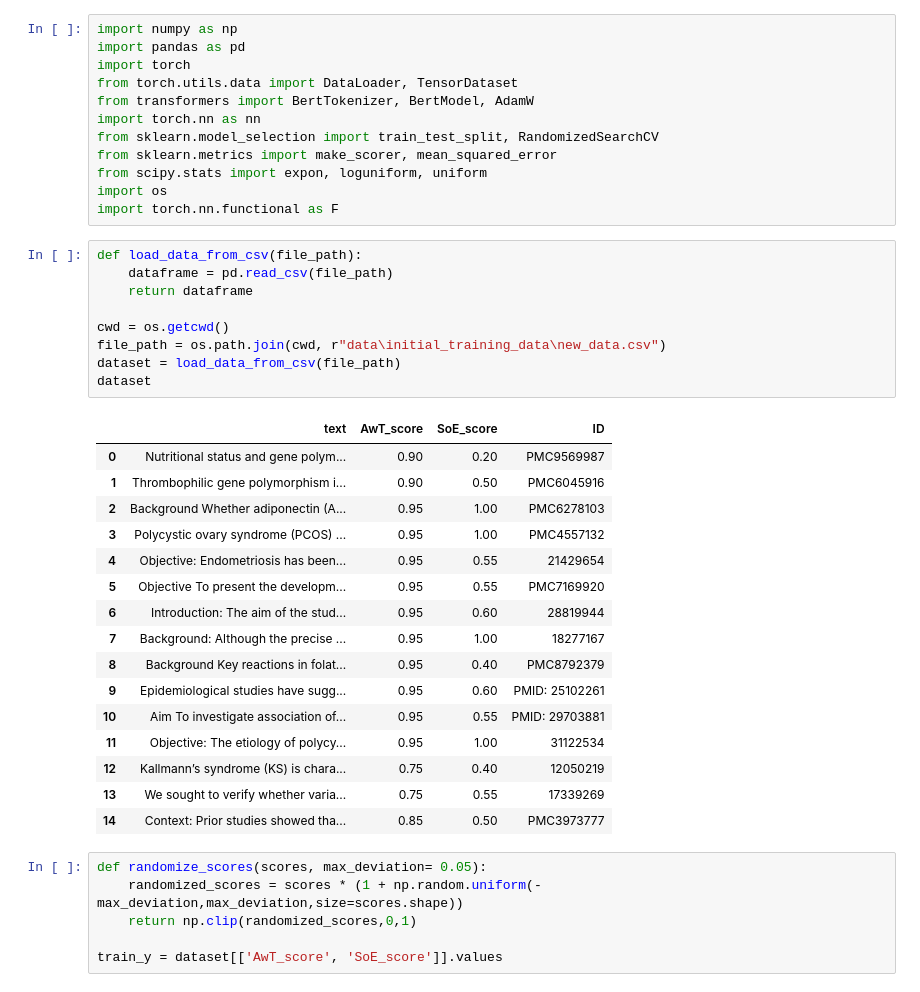
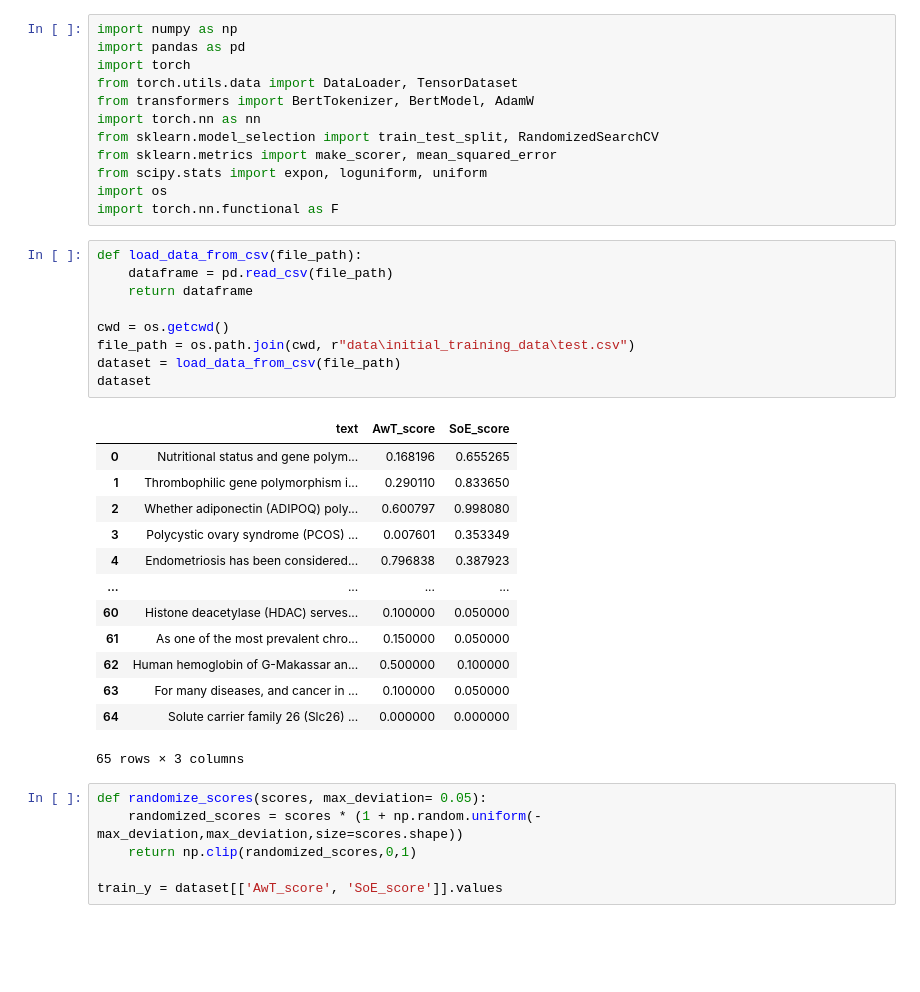
Before and after one commit to HubSalamaga/researcher, a Jupyter notebook: Model/Model_training.ipynb, the cells around one changed output. Drawn from its saved outputs; the diff is of its cells as text; blank space fills up the shorter version.

Commit message:
tweaked model training parameters
Fixed formatting error in test dataset also tweaked model training parameters to allow it to run on available hardware

```diff
--- a/Model/Model_training.ipynb
+++ b/Model/Model_training.ipynb
@@ -13,29 +13,26 @@ import torch.nn.functional as F
 # %%
 def load_data_from_csv(file_path):
     dataframe = pd.read_csv(file_path)
     return dataframe
 
 cwd = os.getcwd()
-file_path = os.path.join(cwd, r"data\initial_training_data\new_data.csv")
+file_path = os.path.join(cwd, r"data\initial_training_data\test.csv")
 dataset = load_data_from_csv(file_path)
 dataset
 # %% [output]
-|  | text | AwT_score | SoE_score | ID |
-| 0 | Nutritional status and gene polym... | 0.90 | 0.20 | PMC9569987 |
-| 1 | Thrombophilic gene polymorphism i... | 0.90 | 0.50 | PMC6045916 |
-| 2 | Background Whether adiponectin (A... | 0.95 | 1.00 | PMC6278103 |
-| 3 | Polycystic ovary syndrome (PCOS) ... | 0.95 | 1.00 | PMC4557132 |
-| 4 | Objective: Endometriosis has been... | 0.95 | 0.55 | 21429654 |
-| 5 | Objective To present the developm... | 0.95 | 0.55 | PMC7169920 |
-| 6 | Introduction: The aim of the stud... | 0.95 | 0.60 | 28819944 |
-| 7 | Background: Although the precise ... | 0.95 | 1.00 | 18277167 |
-| 8 | Background Key reactions in folat... | 0.95 | 0.40 | PMC8792379 |
-| 9 | Epidemiological studies have sugg... | 0.95 | 0.60 | PMID: 25102261 |
-| 10 | Aim To investigate association of... | 0.95 | 0.55 | PMID: 29703881 |
-| 11 | Objective: The etiology of polycy... | 0.95 | 1.00 | 31122534 |
-| 12 | Kallmann’s syndrome (KS) is chara... | 0.75 | 0.40 | 12050219 |
-| 13 | We sought to verify whether varia... | 0.75 | 0.55 | 17339269 |
-| 14 | Context: Prior studies showed tha... | 0.85 | 0.50 | PMC3973777 |
+|  | text | AwT_score | SoE_score |
+| 0 | Nutritional status and gene polym... | 0.168196 | 0.655265 |
+| 1 | Thrombophilic gene polymorphism i... | 0.290110 | 0.833650 |
+| 2 | Whether adiponectin (ADIPOQ) poly... | 0.600797 | 0.998080 |
+| 3 | Polycystic ovary syndrome (PCOS) ... | 0.007601 | 0.353349 |
+| 4 | Endometriosis has been considered... | 0.796838 | 0.387923 |
+| ... | ... | ... | ... |
+| 60 | Histone deacetylase (HDAC) serves... | 0.100000 | 0.050000 |
+| 61 | As one of the most prevalent chro... | 0.150000 | 0.050000 |
+| 62 | Human hemoglobin of G-Makassar an... | 0.500000 | 0.100000 |
+| 63 | For many diseases, and cancer in ... | 0.100000 | 0.050000 |
+| 64 | Solute carrier family 26 (Slc26) ... | 0.000000 | 0.000000 |
+65 rows × 3 columns
 # %%
 def randomize_scores(scores, max_deviation= 0.05):
     randomized_scores = scores * (1 + np.random.uniform(-max_deviation,max_deviation,size=scores.shape))
```
Also changed, not shown: parts of 4 cells of this notebook, 3 other files.
